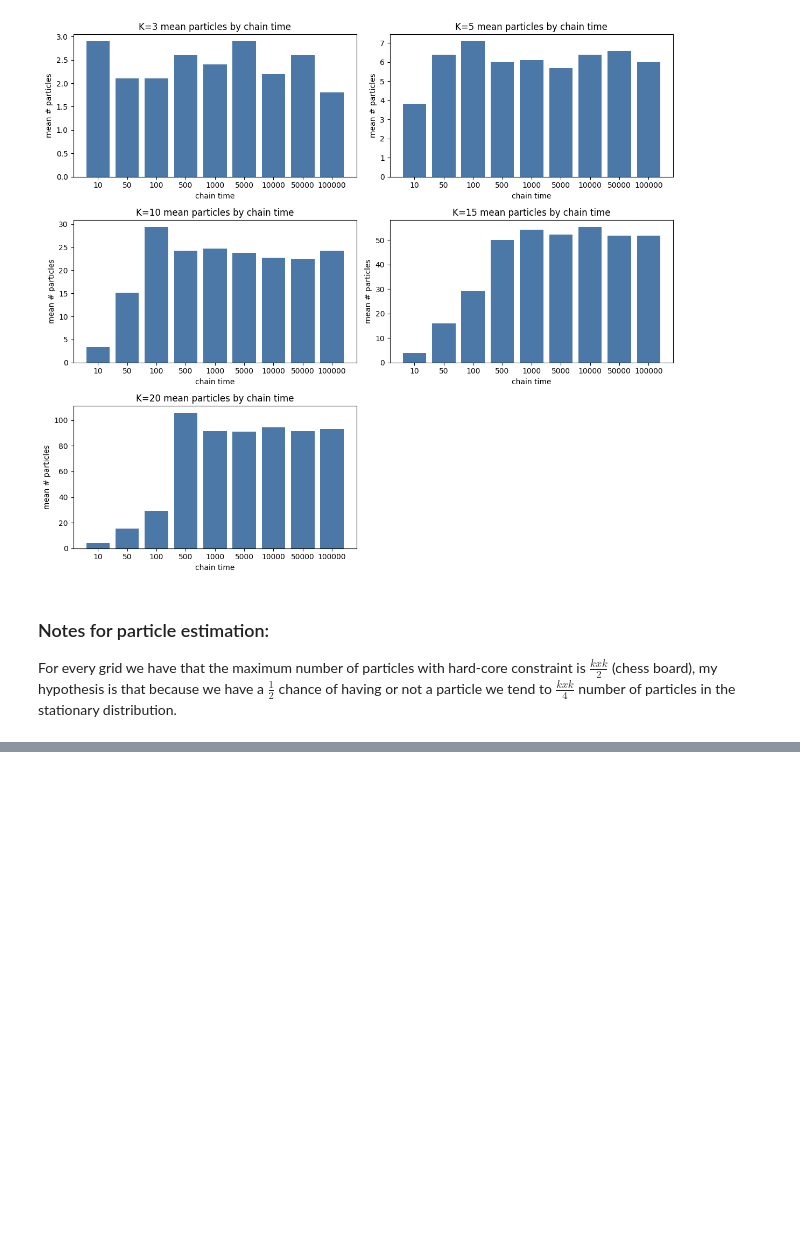
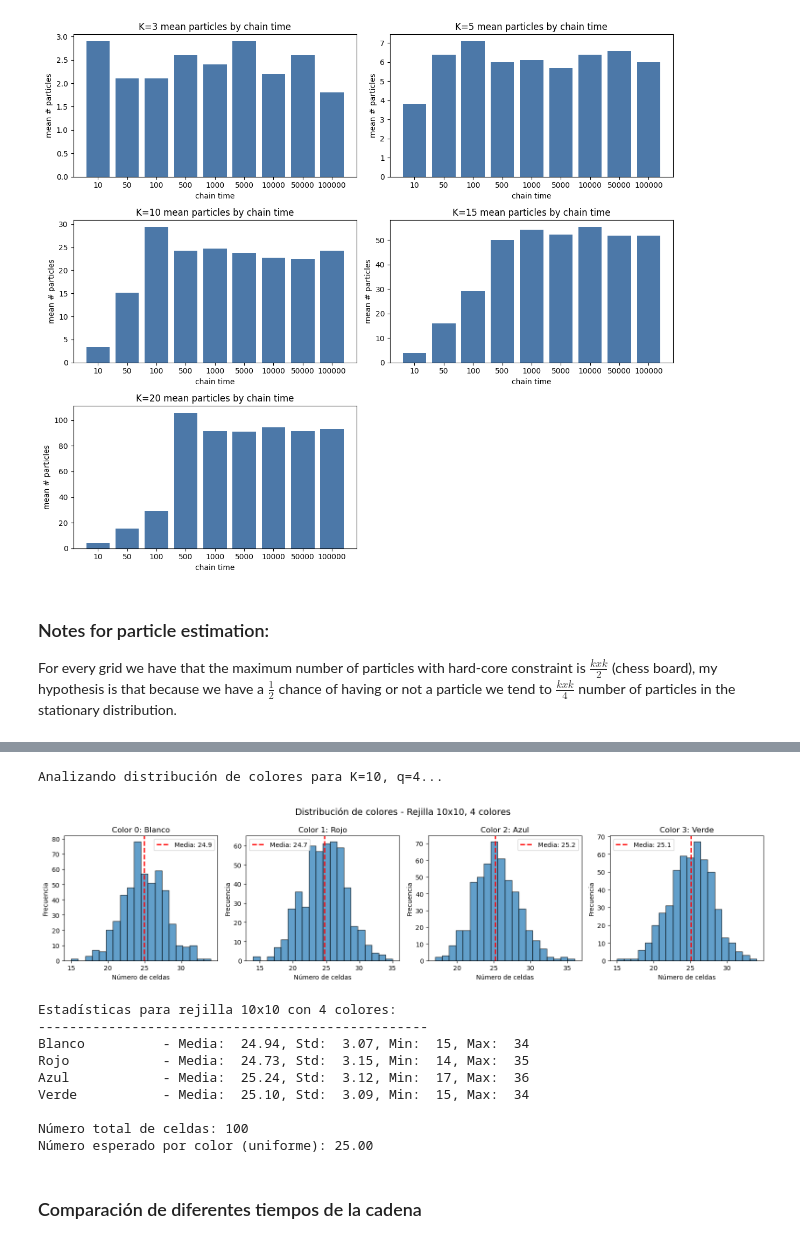
Before and after one commit to jnardosp/mcmc_random_sampling, a Jupyter notebook: hardcore_sampling.ipynb, the cells around one changed output, grey strips where cells are left out. Drawn from its saved outputs; the diff is of its cells as text; code cells hidden in the pictures; blank space fills up the shorter version.

```diff
--- a/hardcore_sampling.ipynb
+++ b/hardcore_sampling.ipynb
@@ -278,0 +573,24 @@ For every grid we have that the maximum number of particles with hard-core const
+# %%
+# Ejemplo de análisis
+K = 10
+q = 4
+num_samples = 500
+num_steps = 10000
+
+print(f"Analizando distribución de colores para K={K}, q={q}...")
+all_counts = analyze_color_distribution(K, q, num_samples, num_steps)
+plot_color_distribution(all_counts, K, q)
+# %% [output]
+Analizando distribución de colores para K=10, q=4...
+[figure, added]
+Estadísticas para rejilla 10x10 con 4 colores:
+--------------------------------------------------
+Blanco          - Media:  24.94, Std:  3.07, Min:  15, Max:  34
+Rojo            - Media:  24.73, Std:  3.15, Min:  14, Max:  35
+Azul            - Media:  25.24, Std:  3.12, Min:  17, Max:  36
+Verde           - Media:  25.10, Std:  3.09, Min:  15, Max:  34
+
+Número total de celdas: 100
+Número esperado por color (uniforme): 25.00
+# %% [markdown]
+### Comparación de diferentes tiempos de la cadena
```
Also changed, not shown: parts of 22 cells of this notebook.
